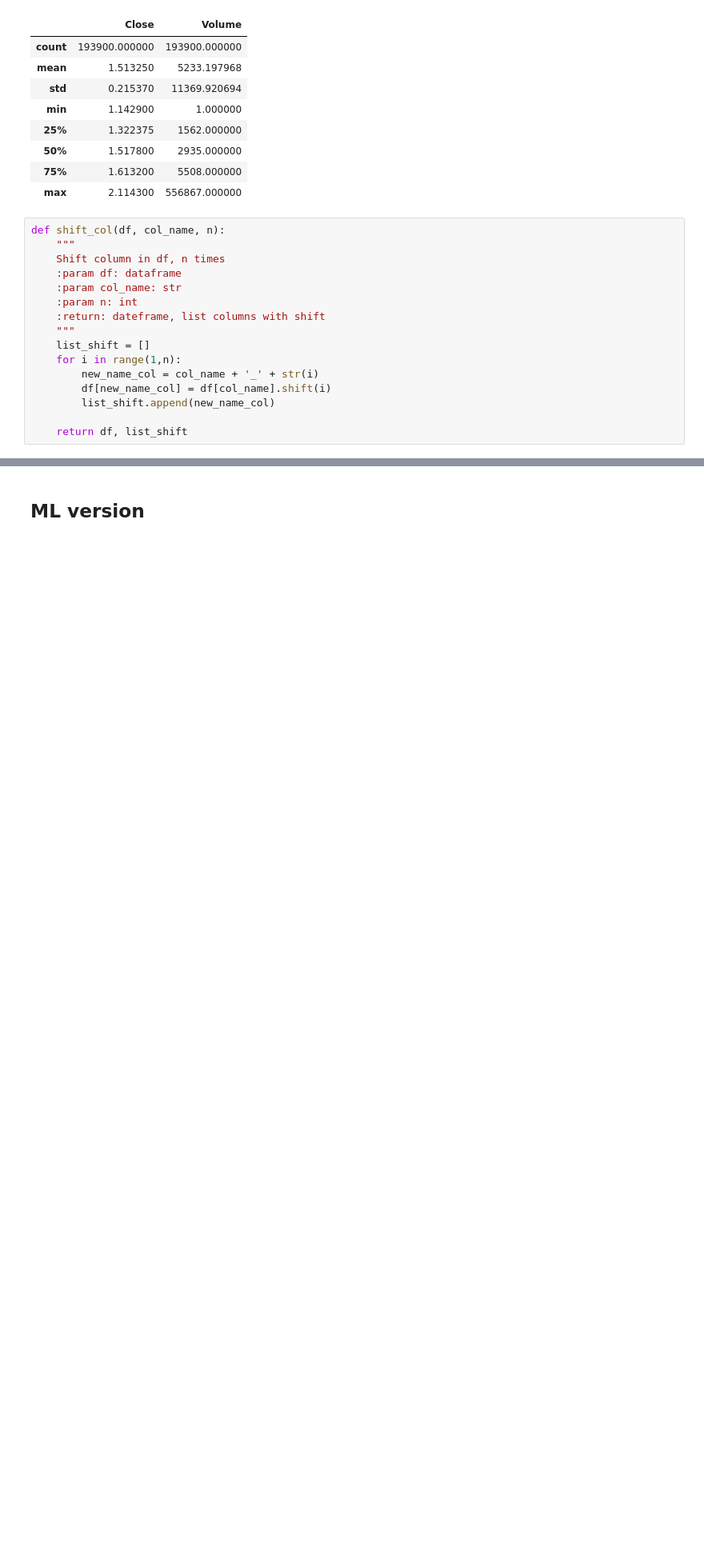
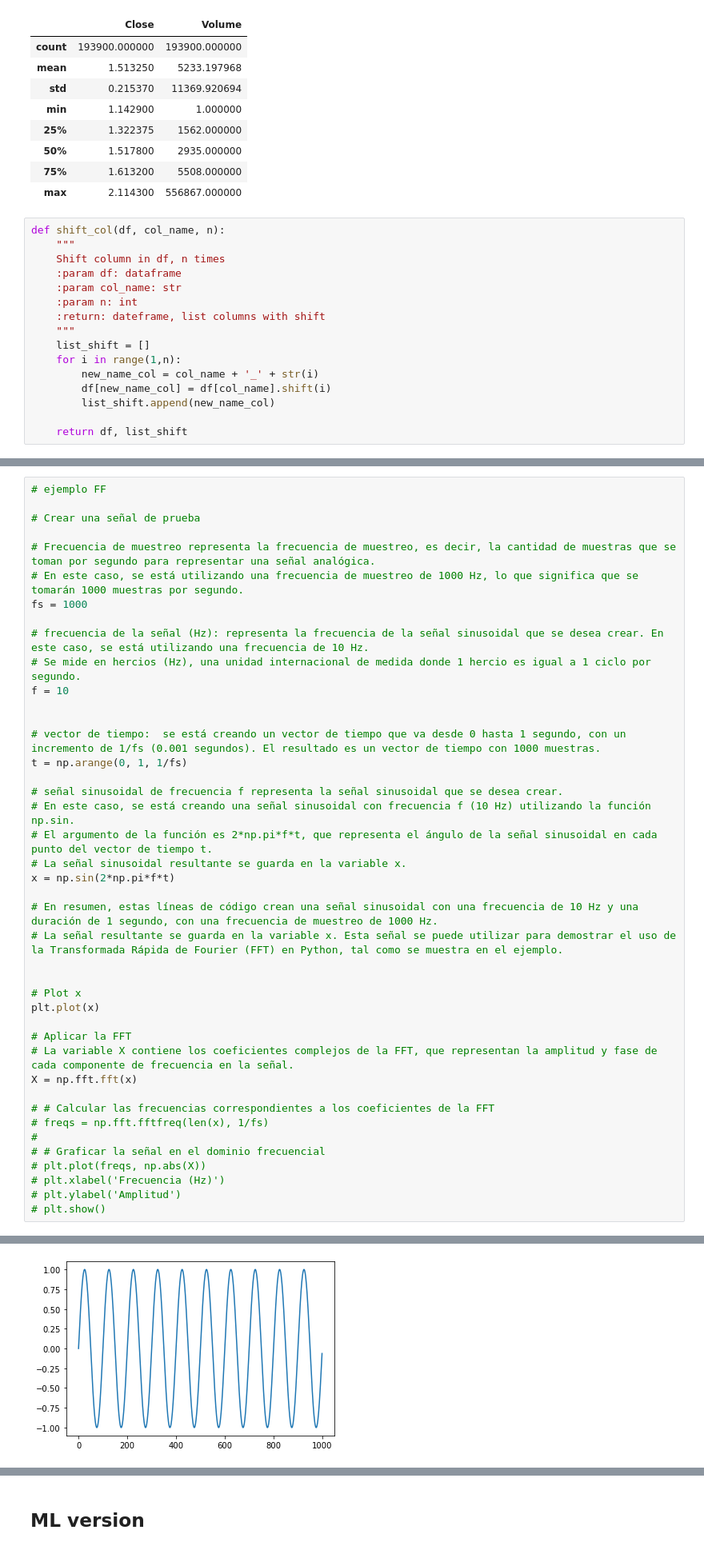
Before and after one commit to an3iitho/Artik-47, a Jupyter notebook: artik_main.ipynb, the cells around one changed output, grey strips where cells are left out. Shown: that part at 80% size. Drawn from its saved outputs; the diff is of its cells as text; blank space fills up the shorter version.

```diff
--- a/artik_main.ipynb
+++ b/artik_main.ipynb
@@ -134,0 +780,43 @@ df#.iloc[:,2:].values
+# %%
+# ejemplo FF
+
+# Crear una señal de prueba
+
+# Frecuencia de muestreo representa la frecuencia de muestreo, es decir, la cantidad de muestras que se toman por segundo para representar una señal analógica.
+# En este caso, se está utilizando una frecuencia de muestreo de 1000 Hz, lo que significa que se tomarán 1000 muestras por segundo.
+fs = 1000
+
+# frecuencia de la señal (Hz): representa la frecuencia de la señal sinusoidal que se desea crear. En este caso, se está utilizando una frecuencia de 10 Hz.
+# Se mide en hercios (Hz), una unidad internacional de medida donde 1 hercio es igual a 1 ciclo por segundo.
+f = 10
+
+
+# vector de tiempo:  se está creando un vector de tiempo que va desde 0 hasta 1 segundo, con un incremento de 1/fs (0.001 segundos). El resultado es un vector de tiempo con 1000 muestras.
+t = np.arange(0, 1, 1/fs)
+
+# señal sinusoidal de frecuencia f representa la señal sinusoidal que se desea crear.
+# En este caso, se está creando una señal sinusoidal con frecuencia f (10 Hz) utilizando la función np.sin.
+# El argumento de la función es 2*np.pi*f*t, que representa el ángulo de la señal sinusoidal en cada punto del vector de tiempo t.
+# La señal sinusoidal resultante se guarda en la variable x.
+x = np.sin(2*np.pi*f*t)
+
+# En resumen, estas líneas de código crean una señal sinusoidal con una frecuencia de 10 Hz y una duración de 1 segundo, con una frecuencia de muestreo de 1000 Hz.
+# La señal resultante se guarda en la variable x. Esta señal se puede utilizar para demostrar el uso de la Transformada Rápida de Fourier (FFT) en Python, tal como se muestra en el ejemplo.
+
+
+# Plot x
+plt.plot(x)
+
+# Aplicar la FFT
+# La variable X contiene los coeficientes complejos de la FFT, que representan la amplitud y fase de cada componente de frecuencia en la señal.
+X = np.fft.fft(x)
+
+# # Calcular las frecuencias correspondientes a los coeficientes de la FFT
+# freqs = np.fft.fftfreq(len(x), 1/fs)
+#
+# # Graficar la señal en el dominio frecuencial
+# plt.plot(freqs, np.abs(X))
+# plt.xlabel('Frecuencia (Hz)')
+# plt.ylabel('Amplitud')
+# plt.show()
+# %% [output]
@@ -135 +840,2 @@ df#.iloc[:,2:].values
+[figure, added]
 # %%
```
Also changed, not shown: parts of 37 cells of this notebook.
